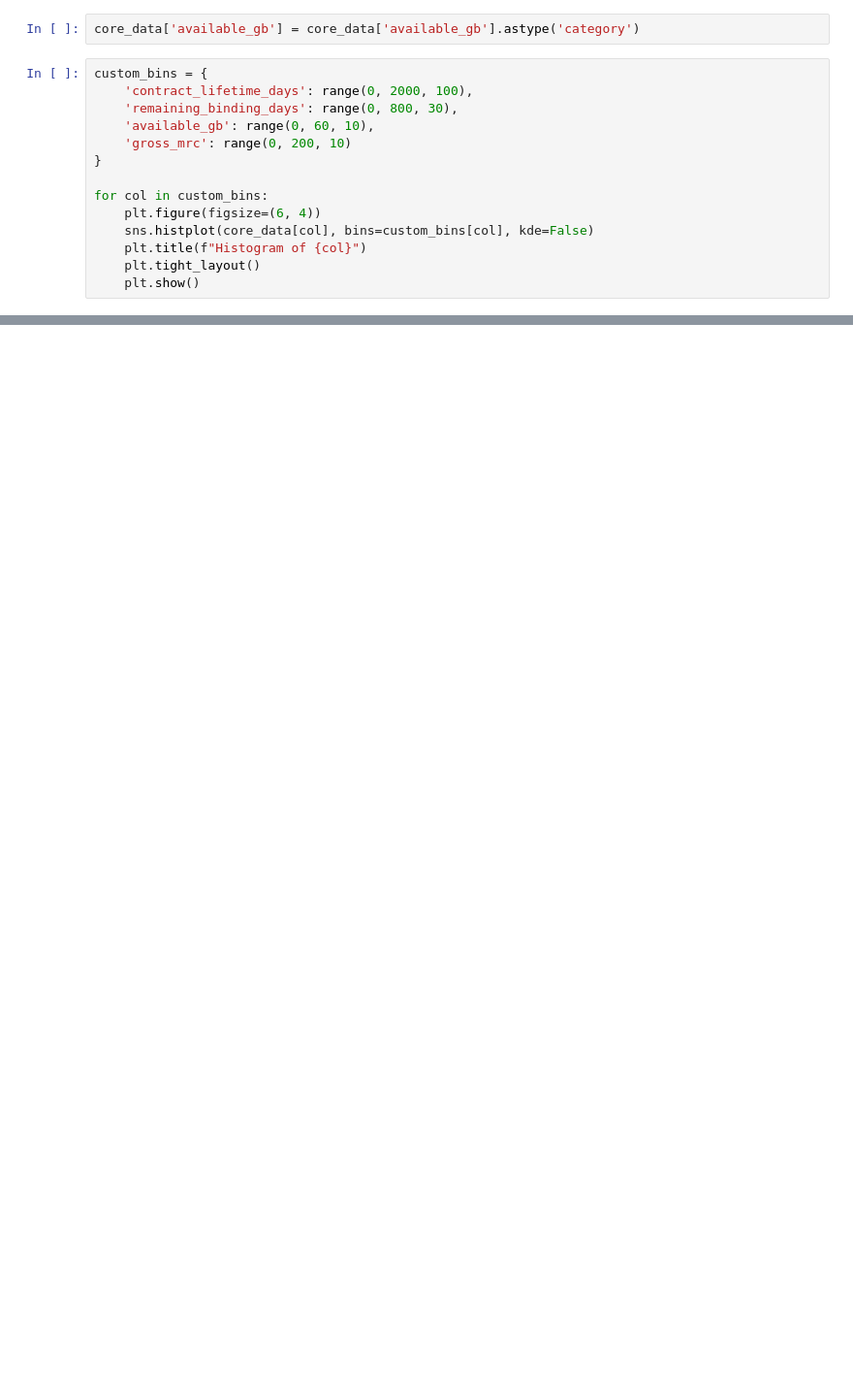
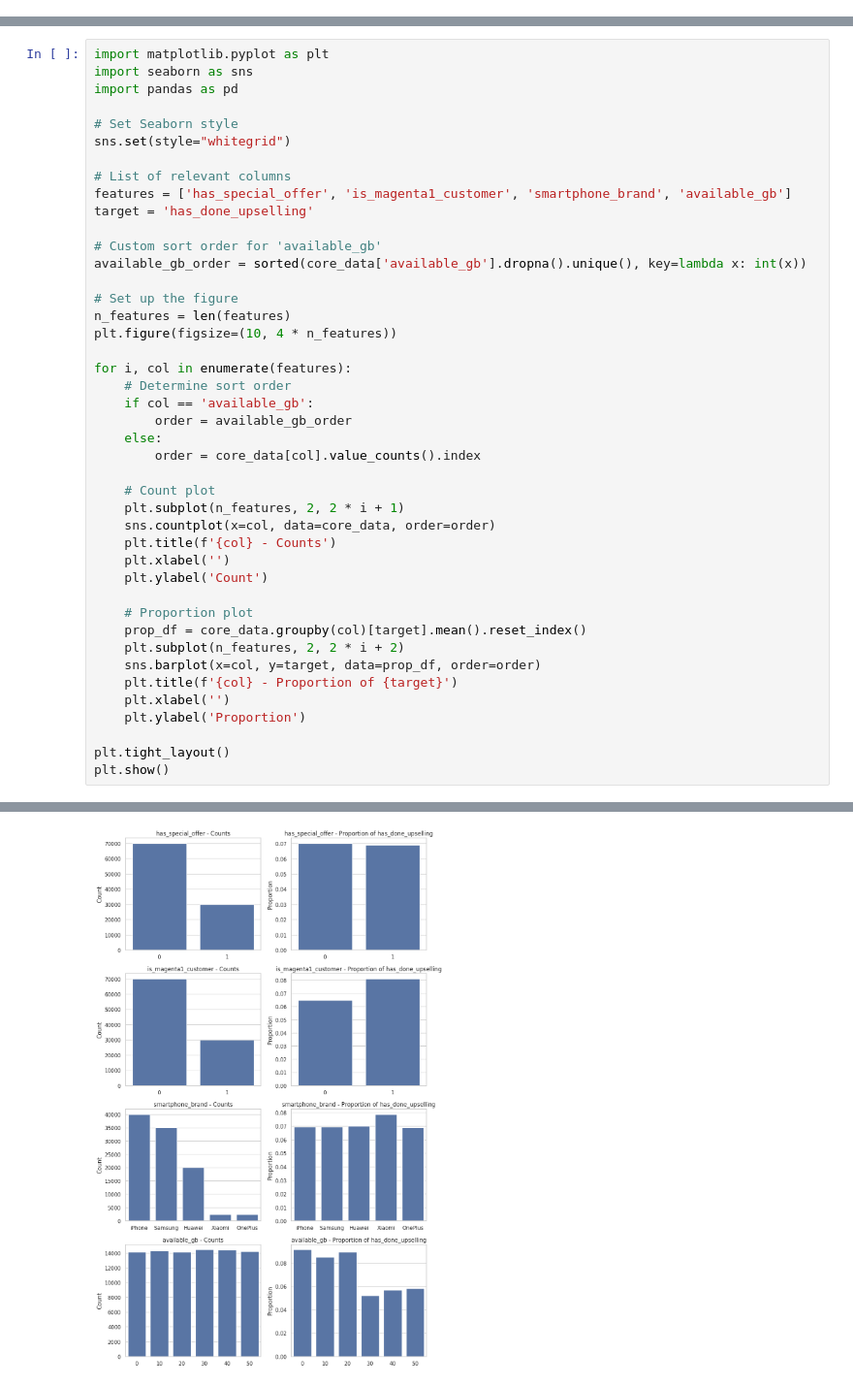
Before and after one commit to axypol01/data-scientist-at-magenta-, a Jupyter notebook: notebooks/eda.ipynb, the cells around one changed output, grey strips where cells are left out. Shown at 97% size. Saved outputs shown, nothing was run; the diff lists cells and outputs as text; blank space fills up the shorter version.

```diff
--- a/notebooks/eda.ipynb
+++ b/notebooks/eda.ipynb
@@ -167,16 +111,0 @@ Bimodal distribution. Drop at ~1000 days suggests renewal cycles. Longer duratio
-# %%
-core_data['available_gb'] = core_data['available_gb'].astype('category')
-# %%
-custom_bins = {
-    'contract_lifetime_days': range(0, 2000, 100),
-    'remaining_binding_days': range(0, 800, 30),
-    'available_gb': range(0, 60, 10),
-    'gross_mrc': range(0, 200, 10)
-}
-
-for col in custom_bins:
-    plt.figure(figsize=(6, 4))
-    sns.histplot(core_data[col], bins=custom_bins[col], kde=False)
-    plt.title(f"Histogram of {col}")
-    plt.tight_layout()
-    plt.show()
@@ -251,0 +243,44 @@ usage_info.head()
+# %%
+import matplotlib.pyplot as plt
+import seaborn as sns
+import pandas as pd
+
+# Set Seaborn style
+sns.set(style="whitegrid")
+
+# List of relevant columns
+features = ['has_special_offer', 'is_magenta1_customer', 'smartphone_brand', 'available_gb']
+target = 'has_done_upselling'
+
+# Custom sort order for 'available_gb'
+available_gb_order = sorted(core_data['available_gb'].dropna().unique(), key=lambda x: int(x))
+
+# Set up the figure
+n_features = len(features)
+plt.figure(figsize=(10, 4 * n_features))
+
+for i, col in enumerate(features):
+    # Determine sort order
+    if col == 'available_gb':
+        order = available_gb_order
+    else:
+        order = core_data[col].value_counts().index
+
+    # Count plot
+    plt.subplot(n_features, 2, 2 * i + 1)
+    sns.countplot(x=col, data=core_data, order=order)
+    plt.title(f'{col} - Counts')
+    plt.xlabel('')
+    plt.ylabel('Count')
+
+    # Proportion plot
+    prop_df = core_data.groupby(col)[target].mean().reset_index()
+    plt.subplot(n_features, 2, 2 * i + 2)
+    sns.barplot(x=col, y=target, data=prop_df, order=order)
+    plt.title(f'{col} - Proportion of {target}')
+    plt.xlabel('')
+    plt.ylabel('Proportion')
+
+plt.tight_layout()
+plt.show()
+# %% [output]
@@ -251,0 +299 @@ usage_info.head()
+[figure, added]
```
Also changed, not shown: parts of 73 cells of this notebook, 24 other files.
